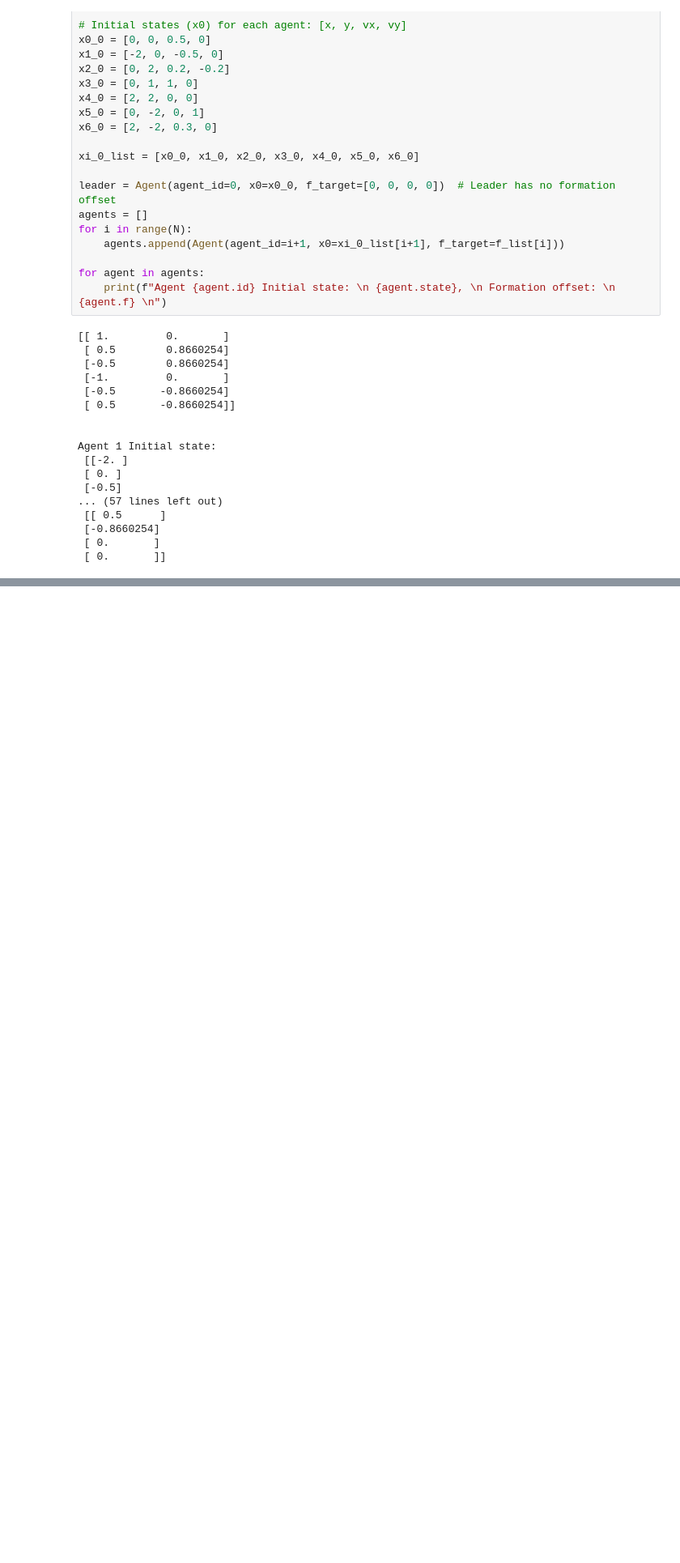
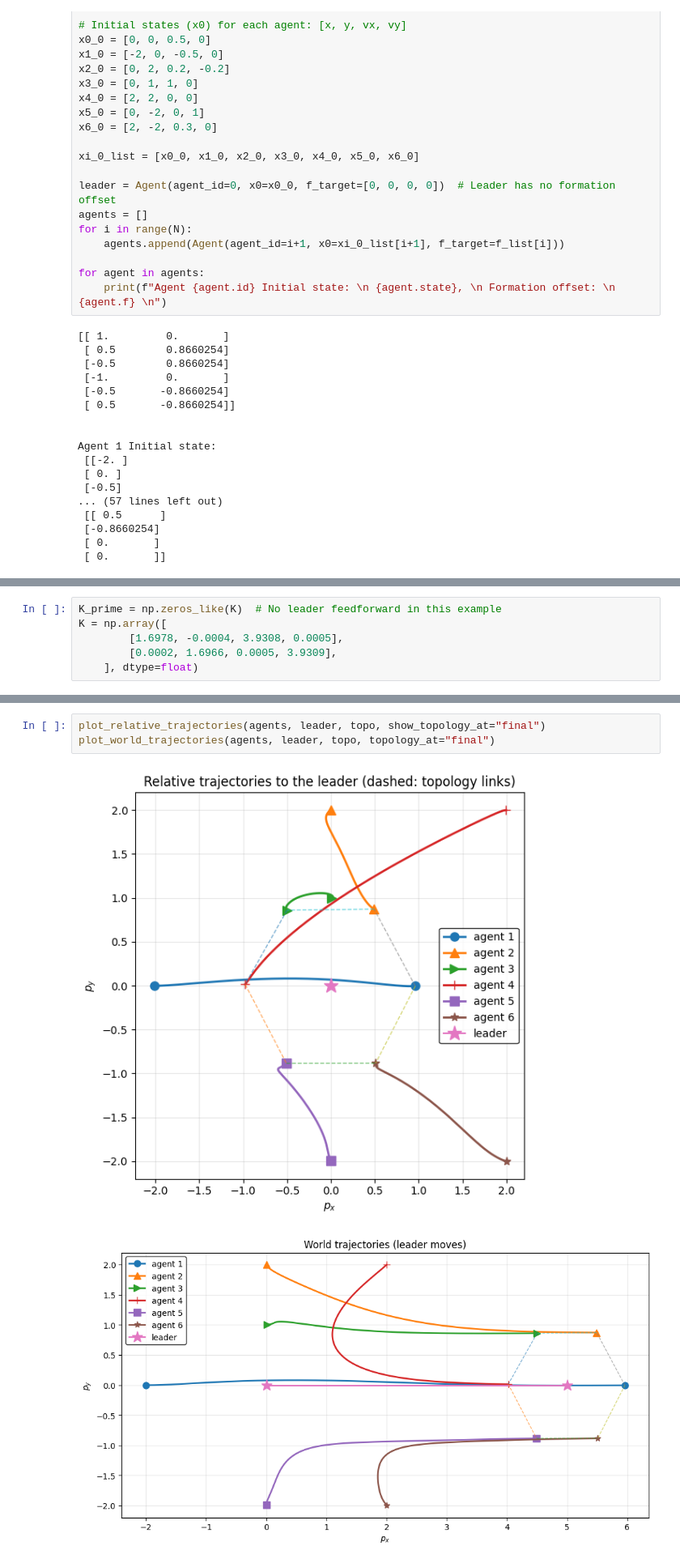
Before and after one commit to hungnguyen-125/Safety_Formation_Control_CBF, a Jupyter notebook: test.ipynb, the cells around one changed output, grey strips where cells are left out. Shown at 81% size. Saved outputs shown, nothing was run; the diff lists cells and outputs as text; blank space fills up the shorter version.

```diff
--- a/test.ipynb
+++ b/test.ipynb
@@ -82,0 +172,6 @@ Agent 1 Initial state:
+# %%
+K_prime = np.zeros_like(K)  # No leader feedforward in this example
+K = np.array([
+        [1.6978, -0.0004, 3.9308, 0.0005],
+        [0.0002, 1.6966, 0.0005, 3.9309],
+    ], dtype=float)
@@ -82,0 +222,6 @@ Agent 1 Initial state:
+# %%
+plot_relative_trajectories(agents, leader, topo, show_topology_at="final")
+plot_world_trajectories(agents, leader, topo, topology_at="final")
+# %% [output]
+[figure, added]
+[figure, added]
```
Also changed, not shown: parts of 7 cells of this notebook, 4 other files.
